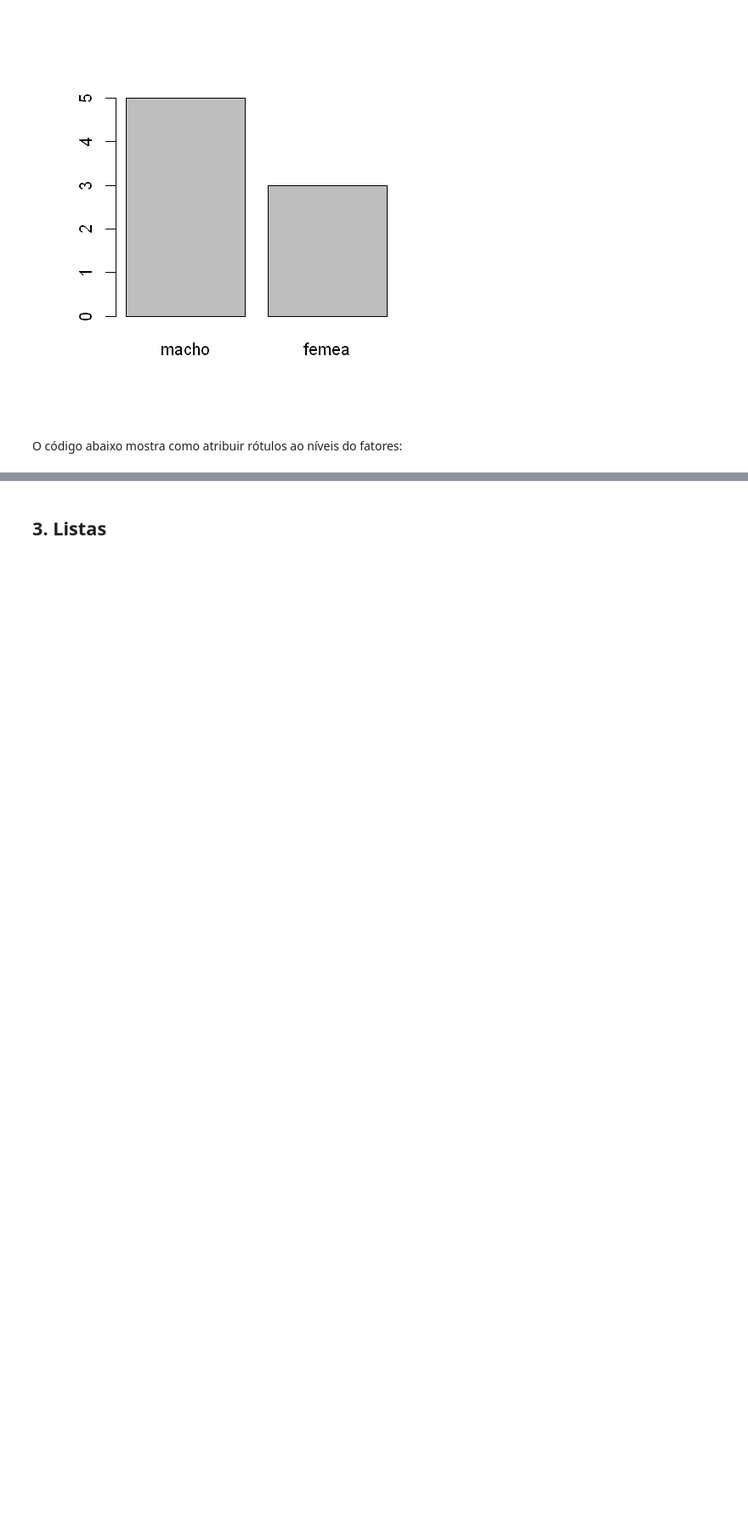
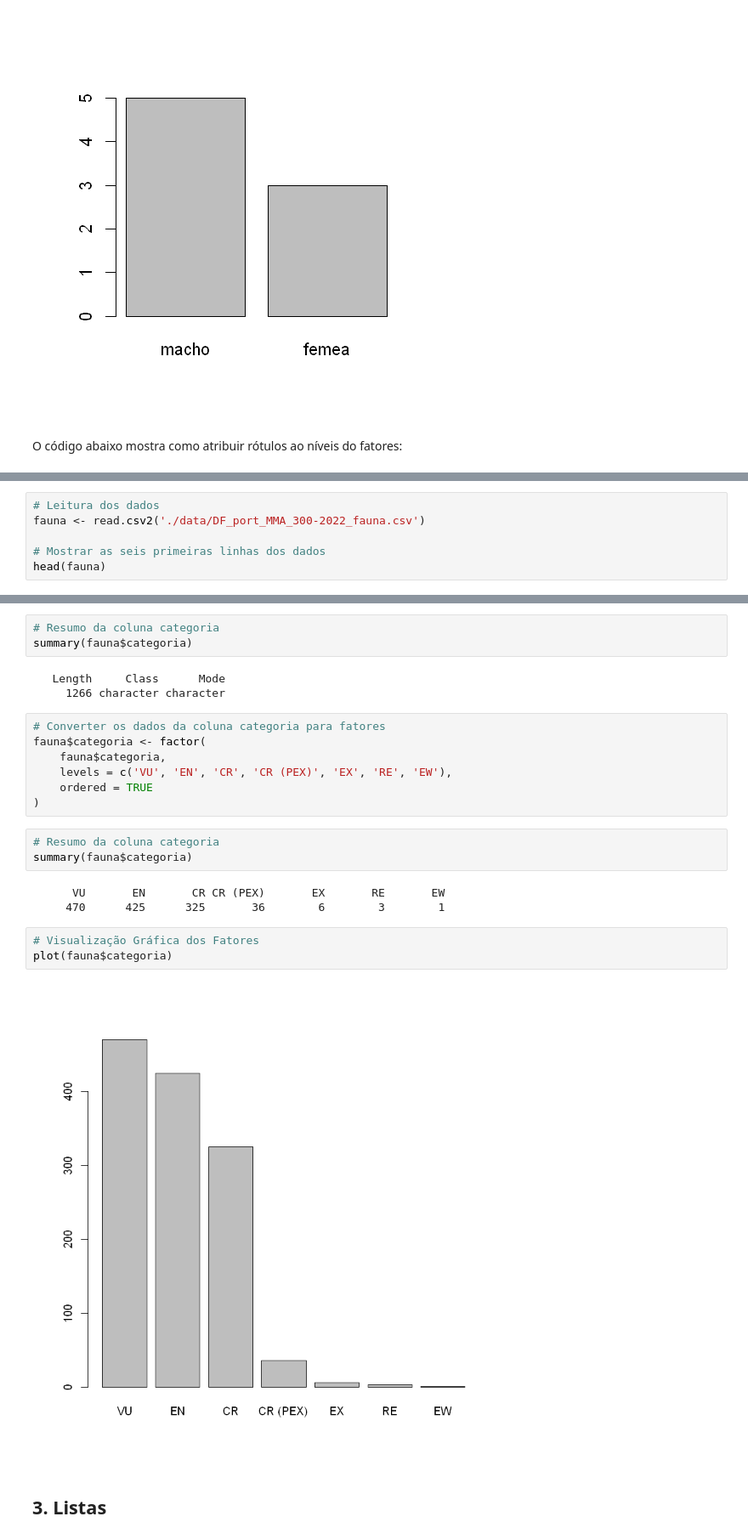
Before and after one commit to robson-cruz/Introducao_Analise_Dados_R, a Jupyter notebook: Modulo_1_Introducao_Linguagem_R_Aula_5.ipynb, the cells around one changed output, grey strips where cells are left out. Shown at 85% size. Drawn from its saved outputs; the diff is of its cells as text; blank space fills up the shorter version.

```diff
--- a/Modulo_1_Introducao_Linguagem_R_Aula_5.ipynb
+++ b/Modulo_1_Introducao_Linguagem_R_Aula_5.ipynb
@@ -85,0 +157,6 @@ levels(sexo_fator)
+# %%
+# Leitura dos dados
+fauna <- read.csv2('./data/DF_port_MMA_300-2022_fauna.csv')
+
+# Mostrar as seis primeiras linhas dos dados
+head(fauna)
@@ -86,3 +176,27 @@ levels(sexo_fator)
+# %%
+# Resumo da coluna categoria
+summary(fauna$categoria)
+# %% [output]
+   Length     Class      Mode
+     1266 character character
+# %%
+# Converter os dados da coluna categoria para fatores
+fauna$categoria <- factor(
+    fauna$categoria,
+    levels = c('VU', 'EN', 'CR', 'CR (PEX)', 'EX', 'RE', 'EW'),
+    ordered = TRUE
+)
+# %%
+# Resumo da coluna categoria
+summary(fauna$categoria)
+# %% [output]
+      VU       EN       CR CR (PEX)       EX       RE       EW
+     470      425      325       36        6        3        1
+# %%
+# Visualização Gráfica dos Fatores
+plot(fauna$categoria)
+# %% [output]
+[figure, added]
 # %% [markdown]
 ## 3. Listas
 # %% [markdown]
```
Also changed, not shown: parts of 49 cells of this notebook.
